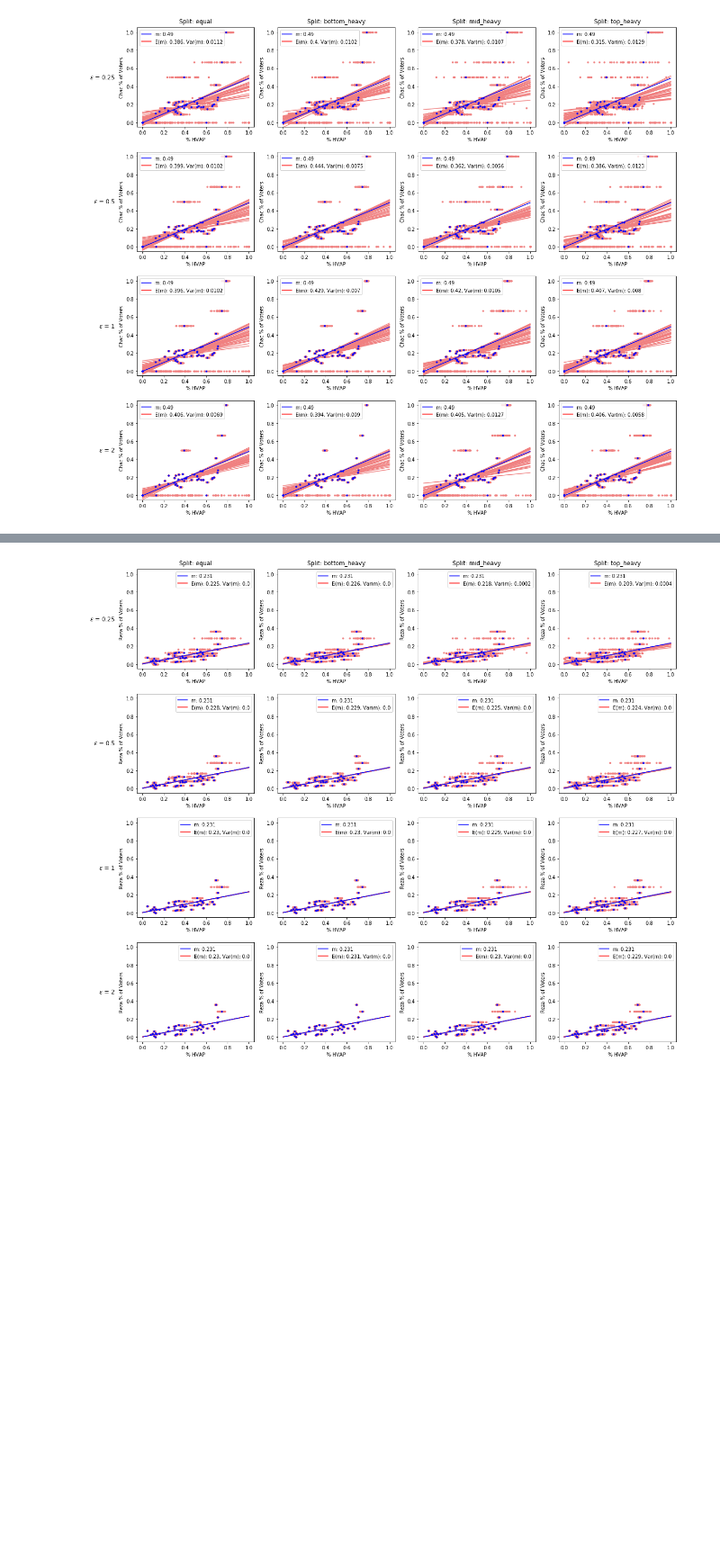
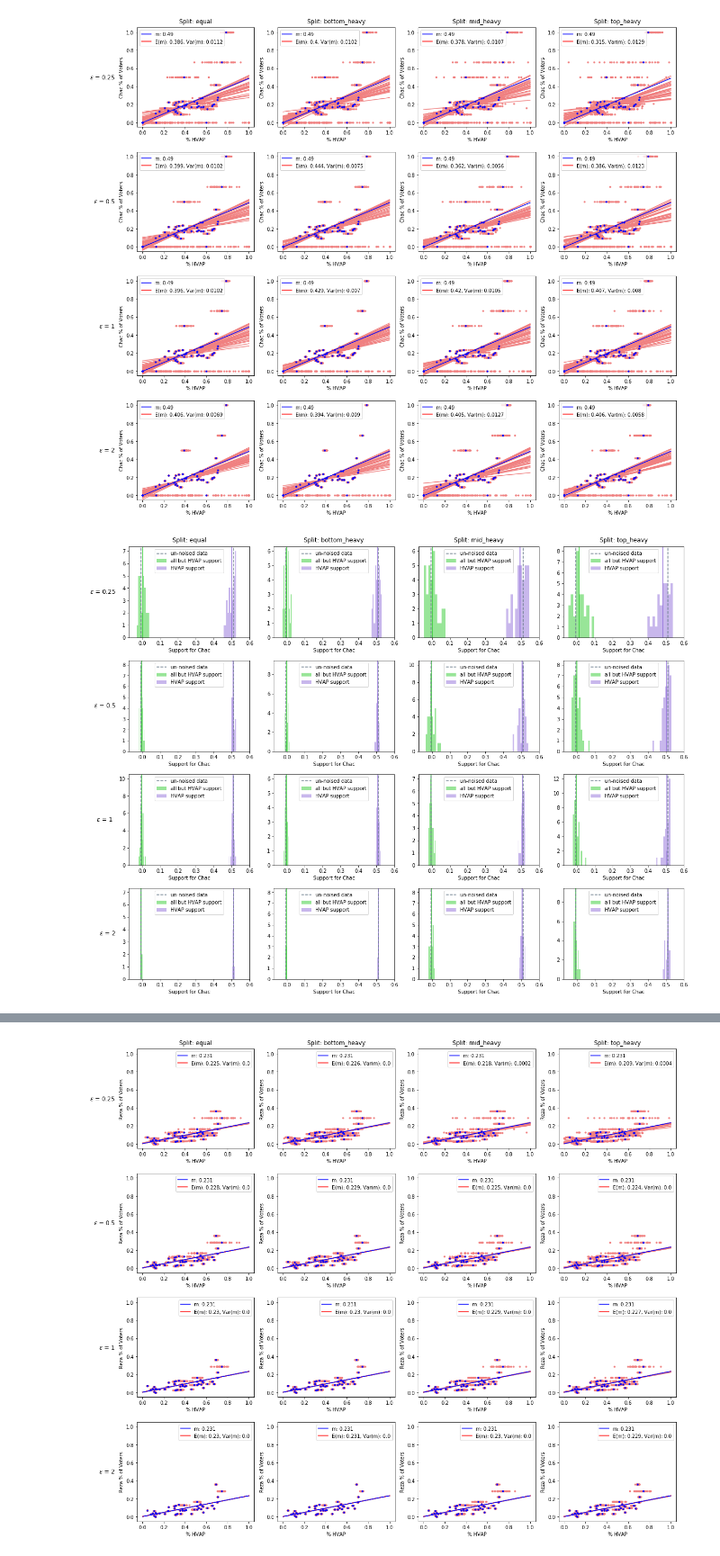
Before and after one commit to mggg/census-diff-privacy, a Jupyter notebook: multi_attribute_toydown/ER_on_noised_Irving.ipynb, the cells around one changed output, grey strips where cells are left out. Shown at 90% size. Saved outputs shown, nothing was run; the diff lists cells and outputs as text; code cells hidden in the pictures; blank space fills up the shorter version.

Commit message:
Add point estimate plots to ER analysis.

```diff
--- a/multi_attribute_toydown/ER_on_noised_Irving.ipynb
+++ b/multi_attribute_toydown/ER_on_noised_Irving.ipynb
@@ -111,3 +151,31 @@ def plot_elect_grid(epsilon_values, epsilon_splits, data, candidate, election,
+# %%
+def plot_point_estimate_grid(epsilon_values, epsilon_splits, data, candidate, election,
+                             candidate_col, election_cols, figsize=(10,10),
+                             filt=True, title=True, x_lims=None):
+
+    fig, axs = plt.subplots(len(epsilon_values),len(epsilon_splits), figsize=figsize)
+
+    if title: fig.suptitle("ER - Votes for {}: {}".format(candidate, election))
+    plt.subplots_adjust(hspace = 0.25)
+
+    for i in range(len(epsilon_values)):
+        for j in range(len(epsilon_splits)):
+            plot_point_estimates(data, candidate, election, candidate_col,
+                                 election_cols, epsilon_values[i], epsilon_splits[j],
+                                 title=False, ax=axs[i,j], filt=filt, x_lims=x_lims)
+
+    pad = 5
+    for ax, row in zip(axs[:,0], ["$\epsilon$ = {}".format(eps) for eps in epsilon_values]):
+        ax.annotate(row, xy=(0, 0.5), xytext=(-ax.yaxis.labelpad - pad, 0),
+                    xycoords=ax.yaxis.label, textcoords='offset points',
+                    size='large', ha='right', va='center')
+
+    for ax, col in zip(axs[0], ["Split: {}".format(s) for s in epsilon_splits]):
+        ax.annotate(col, xy=(0.5, 1), xytext=(0, ax.xaxis.labelpad + pad),
+                    xycoords='axes fraction', textcoords='offset points',
+                    size='large', ha='center', va='baseline')
+
+    return fig, axs
 # %%
 epsilon_values = [0.25, 0.5, 1, 2]
 epsilon_splits = ["equal","bottom_heavy", "mid_heavy", "top_heavy",]
@@ -130,3 +198,12 @@ plt.savefig("plots/ER_{}_{}_elect_param_grid_no_filt.png".format(candidate, elec
             dpi=200, bbox_inches="tight")
 # %% [output]
 [figure]
+# %%
+fig, axs = plot_point_estimate_grid(epsilon_values, epsilon_splits, data,
+                                    candidate, election, candidate_col, election_cols,
+                                    figsize=(20,16), title=False, x_lims=[-0.075, 0.6])
+plt.savefig("plots/ER_{}_{}_elect_param_grid_points.png".format(candidate,
+                                                                election.replace(',', "").replace(' ', '_')),
+            dpi=200, bbox_inches="tight")
+# %% [output]
+[figure, added]
```
Also changed, not shown: parts of 5 cells of this notebook, 13 other files.
